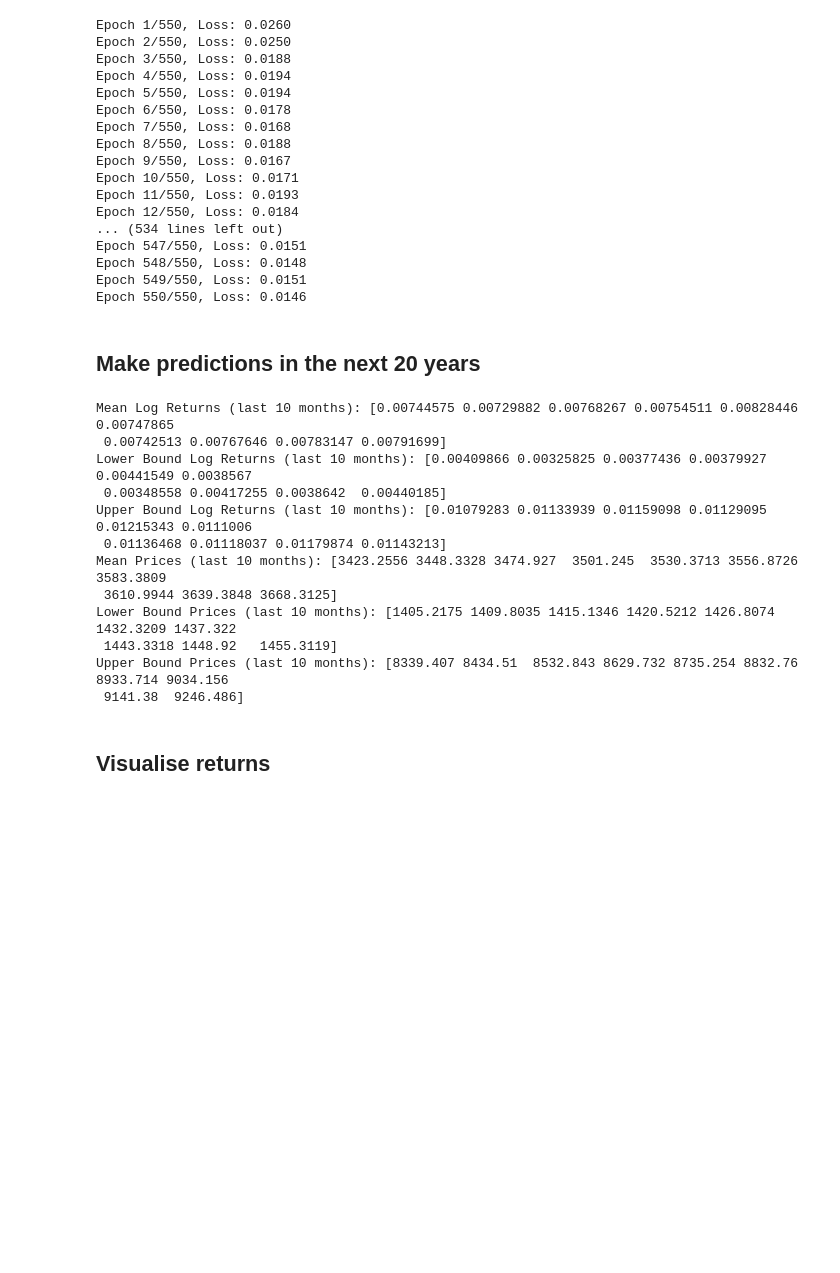
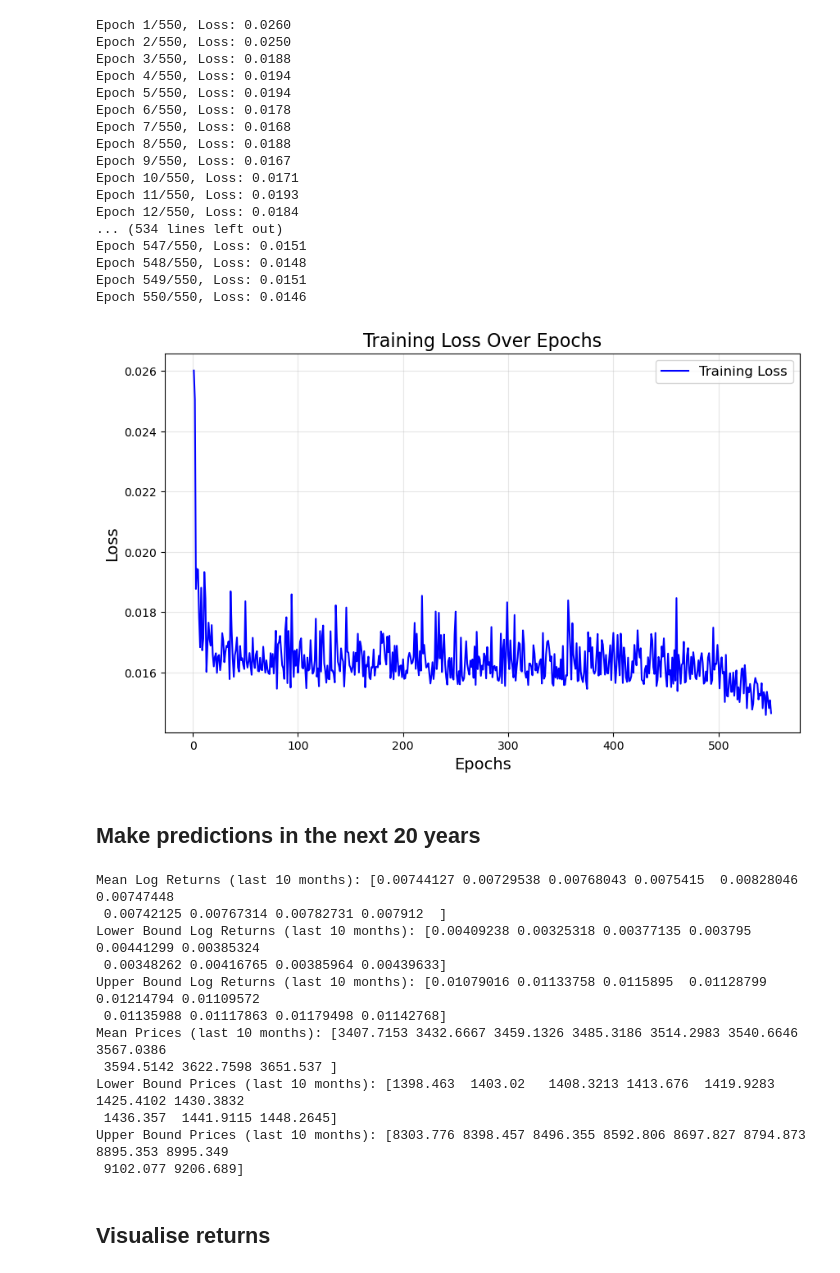
Before and after one commit to dhcchh/SPY-Analytics-Forecasting-Project, a Jupyter notebook: ML-Notebooks/ML-LSTM.ipynb, the cells around one changed output. Drawn from its saved outputs; the diff is of its cells as text; code cells hidden in the pictures; blank space fills up the shorter version.

Commit message:
Add files via upload
Added Epoch Loss graph

```diff
--- a/ML-Notebooks/ML-LSTM.ipynb
+++ b/ML-Notebooks/ML-LSTM.ipynb
@@ -116,7 +115,10 @@ optimizer = torch.optim.Adam(model.parameters(), lr=0.001)
 train_dataset = TensorDataset(X_train, y_train)
 train_loader = DataLoader(train_dataset, batch_size=32, shuffle=True)  # Batch size of 32
 
-# Updated Training Loop
+# Initialize list to store loss values for plotting
+loss_history = []
+
+# Training loop
 for epoch in range(num_epochs):
     model.train()
     epoch_loss = 0
@@ -134,6 +136,8 @@ for epoch in range(num_epochs):
 
         epoch_loss += loss.item()
 
+    # Append epoch loss to history
+    loss_history.append(epoch_loss)
     print(f"Epoch {epoch+1}/{num_epochs}, Loss: {epoch_loss:.4f}")
 # %% [output]
 Epoch 1/550, Loss: 0.0260
@@ -153,11 +157,22 @@ Epoch 547/550, Loss: 0.0151
 Epoch 548/550, Loss: 0.0148
 Epoch 549/550, Loss: 0.0151
 Epoch 550/550, Loss: 0.0146
+# %%
+plt.figure(figsize=(10, 6))
+plt.plot(range(1, num_epochs + 1), loss_history, label="Training Loss", color='blue')
+plt.title("Training Loss Over Epochs", fontsize=16)
+plt.xlabel("Epochs", fontsize=14)
+plt.ylabel("Loss", fontsize=14)
+plt.legend(fontsize=12)
+plt.grid(alpha=0.3)
+plt.show()
+# %% [output]
+[figure, added]
 # %% [markdown]
 ## Make predictions in the next 20 years
 # %%
 # Convert log_returns to a NumPy array
-log_returns = spy['log_return'].values  # Convert to NumPy array
+log_returns = spy['log_return'].values
 
 # Forecast the next 20 years (~240 months)
 initial_sequence = log_returns[-seq_length:]  # Use the last 250 monthly log returns as input
@@ -182,18 +197,18 @@ print("Mean Prices (last 10 months):", mean_prices[-10:].cpu().numpy())
 print("Lower Bound Prices (last 10 months):", lower_prices[-10:].cpu().numpy())
 print("Upper Bound Prices (last 10 months):", upper_prices[-10:].cpu().numpy())
 # %% [output]
-Mean Log Returns (last 10 months): [0.00744575 0.00729882 0.00768267 0.00754511 0.00828446 0.00747865
- 0.00742513 0.00767646 0.00783147 0.00791699]
-Lower Bound Log Returns (last 10 months): [0.00409866 0.00325825 0.00377436 0.00379927 0.00441549 0.0038567
- 0.00348558 0.00417255 0.0038642  0.00440185]
-Upper Bound Log Returns (last 10 months): [0.01079283 0.01133939 0.01159098 0.01129095 0.01215343 0.0111006
- 0.01136468 0.01118037 0.01179874 0.01143213]
-Mean Prices (last 10 months): [3423.2556 3448.3328 3474.927  3501.245  3530.3713 3556.8726 3583.3809
- 3610.9944 3639.3848 3668.3125]
-Lower Bound Prices (last 10 months): [1405.2175 1409.8035 1415.1346 1420.5212 1426.8074 1432.3209 1437.322
- 1443.3318 1448.92   1455.3119]
-Upper Bound Prices (last 10 months): [8339.407 8434.51  8532.843 8629.732 8735.254 8832.76  8933.714 9034.156
- 9141.38  9246.486]
+Mean Log Returns (last 10 months): [0.00744127 0.00729538 0.00768043 0.0075415  0.00828046 0.00747448
+ 0.00742125 0.00767314 0.00782731 0.007912  ]
+Lower Bound Log Returns (last 10 months): [0.00409238 0.00325318 0.00377135 0.003795   0.00441299 0.00385324
+ 0.00348262 0.00416765 0.00385964 0.00439633]
+Upper Bound Log Returns (last 10 months): [0.01079016 0.01133758 0.0115895  0.01128799 0.01214794 0.01109572
+ 0.01135988 0.01117863 0.01179498 0.01142768]
+Mean Prices (last 10 months): [3407.7153 3432.6667 3459.1326 3485.3186 3514.2983 3540.6646 3567.0386
+ 3594.5142 3622.7598 3651.537 ]
+Lower Bound Prices (last 10 months): [1398.463  1403.02   1408.3213 1413.676  1419.9283 1425.4102 1430.3832
+ 1436.357  1441.9115 1448.2645]
+Upper Bound Prices (last 10 months): [8303.776 8398.457 8496.355 8592.806 8697.827 8794.873 8895.353 8995.349
+ 9102.077 9206.689]
 # %% [markdown]
 ## Visualise returns
 # %%
```
Also changed, not shown: parts of 1 cell of this notebook.
